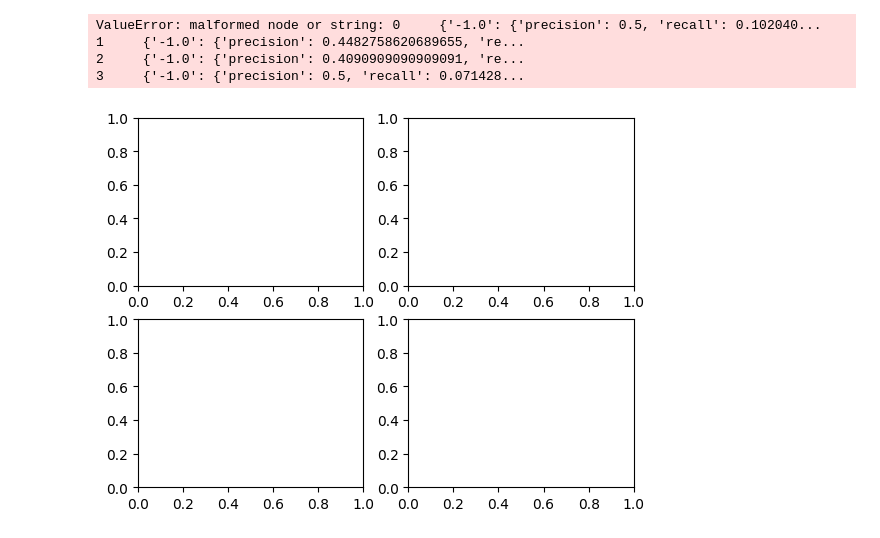
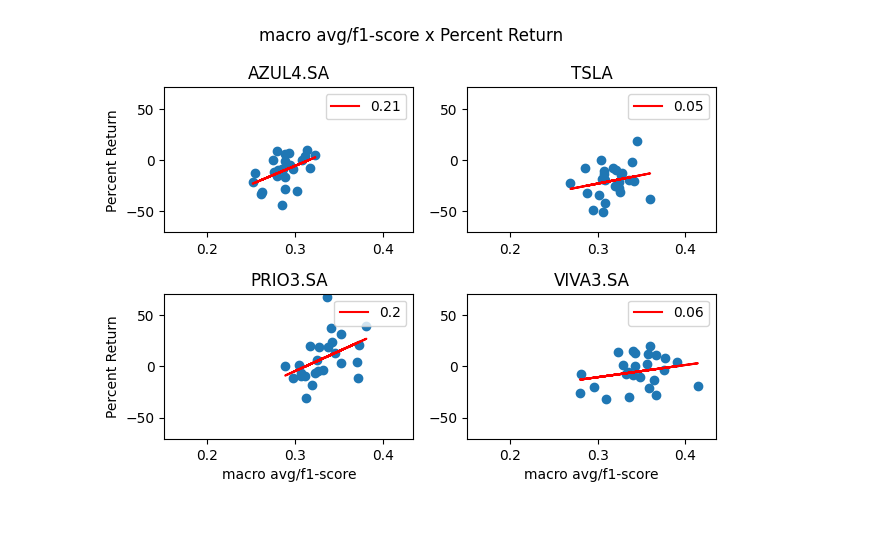
Before and after one commit to kauanmaf/field_project_cartesius, a Jupyter notebook: results_analysis.ipynb, the cells around one changed output. Saved outputs shown, nothing was run; the diff lists cells and outputs as text; code cells hidden in the pictures.

```diff
--- a/results_analysis.ipynb
+++ b/results_analysis.ipynb
@@ -33,16 +34,16 @@ def linear_regression(x, y):
 
 def plot_graph(data_x, data_y, xmin, xmax, ymin, ymax, axes, row, column, graph, title, label = None, regression = False):
     if graph == "bar":
-        axes[row, column].bar(data_x, data_y, label = label)
+        axes[row, column].bar(data_x["data"], data_y["data"], label = label)
     elif graph == "scatter":
-        axes[row, column].scatter(data_x, data_y, label = label)
+        axes[row, column].scatter(data_x["data"], data_y["data"], label = label)
     else:
-        axes[row, column].plot(data_x, data_y, label = label)
+        axes[row, column].plot(data_x["data"], data_y["data"], label = label)
 
     if regression:
-        poly1d_fn = linear_regression(data_x, data_y)
-        r2 = round(r_squared(poly1d_fn, data_x, data_y), 2)
-        axes[row, column].plot(data_x, poly1d_fn(data_x), color='red', label=r2)
+        poly1d_fn = linear_regression(data_x["data"], data_y["data"])
+        r2 = round(r_squared(poly1d_fn, data_x["data"], data_y["data"]), 2)
+        axes[row, column].plot(data_x["data"], poly1d_fn(data_x["data"]), color='red', label=r2)
         axes[row, column].legend()
 
     axes[row, column].set_title(title)
@@ -54,20 +55,31 @@ def plot_graphs(data, x, y, graph, both = False, regression = False):
     fig, axes = plt.subplots(2, 2)
     axes.flatten()
 
+    data_x = pd.DataFrame()
+    data_y = pd.DataFrame()
+
+    data_x["Stock"] = data["Stock"]
+    data_y["Stock"] = data["Stock"]
+
+    data_x["binarized"] = data["binarized"]
+    data_y["binarized"] = data["binarized"]
+
     if "/" in x:
         trade, stat = x.split("/")
-        data_x = ast.literal_eval(data["Total Dict"])[trade][stat]
+        data_x["data"] = data["Total Dict"].apply(lambda x: ast.literal_eval(x))
+        data_x["data"] = data_x["data"].apply(lambda x: x[trade][stat])
     else:
-        data_x = data[x]
+        data_x["data"] = data[x]
 
     if "/" in y:
         trade, stat = y.split("/")
-        data_y = ast.literal_eval(data["Total Dict"])[trade][stat]
+        data_y["data"] = data["Total Dict"].apply(lambda x: ast.literal_eval(x))
+        data_y["data"] = data_y["data"].apply(lambda x: x[trade][stat])
     else:
-        data_y = data[y]
+        data_y["data"] = data[y]
 
-    xmin, xmax = np.min(data_x), np.max(data_x)
-    ymin, ymax = np.min(data_y), np.max(data_y)
+    xmin, xmax = np.min(data_x["data"]), np.max(data_x["data"])
+    ymin, ymax = np.min(data_y["data"]), np.max(data_y["data"])
     xmin, xmax = (1 - np.sign(xmin) * 0.4)*xmin, 1.05*xmax
     ymin, ymax = (1 - np.sign(ymin) * 0.4)*ymin, 1.05*ymax
 
@@ -93,10 +105,6 @@ def plot_graphs(data, x, y, graph, both = False, regression = False):
     plt.tight_layout()
     plt.show()
 # %%
-plot_graphs(data = bresults, x = "Features", y = "-1.0/precision", graph = "line", both = False, regression = True)
+plot_graphs(data = bresults, x = "macro avg/f1-score", y = "Percent Return", graph = "scatter", both = False, regression = True)
 # %% [output]
-ValueError: malformed node or string: 0     {'-1.0': {'precision': 0.5, 'recall': 0.102040...
-1     {'-1.0': {'precision': 0.4482758620689655, 're...
-2     {'-1.0': {'precision': 0.4090909090909091, 're...
-3     {'-1.0': {'precision': 0.5, 'recall': 0.071428...
-[figure, old version]
+[figure, new version]
```
Also changed, not shown: parts of 2 cells of this notebook.
